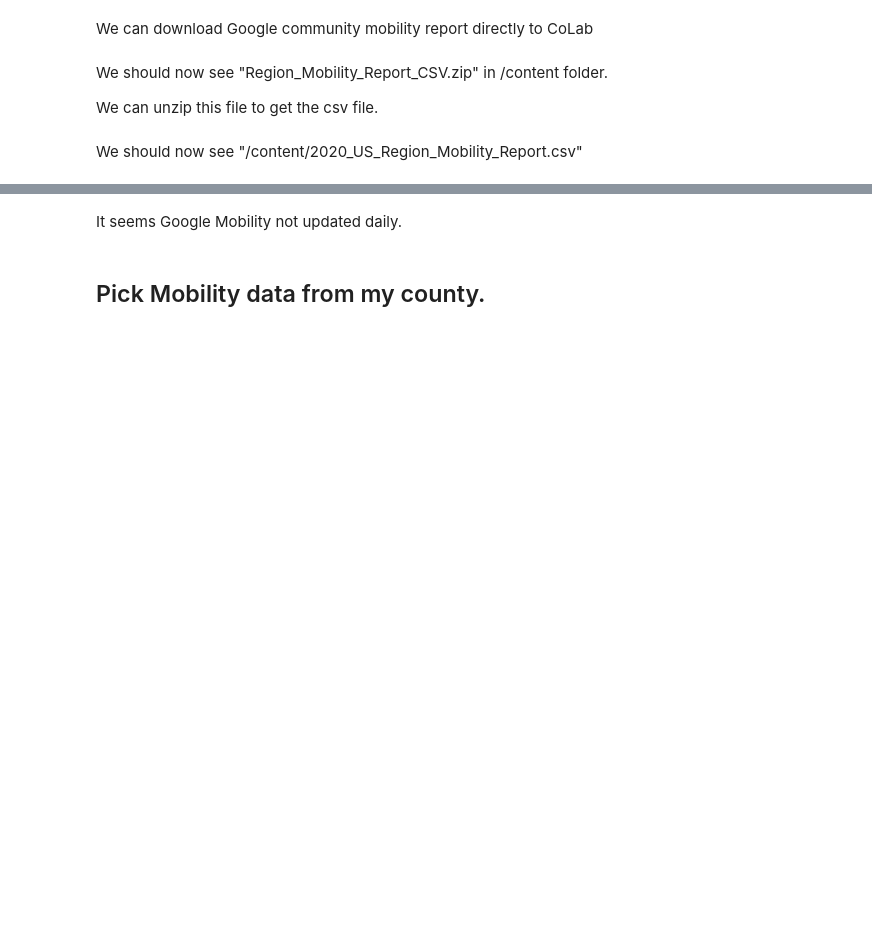
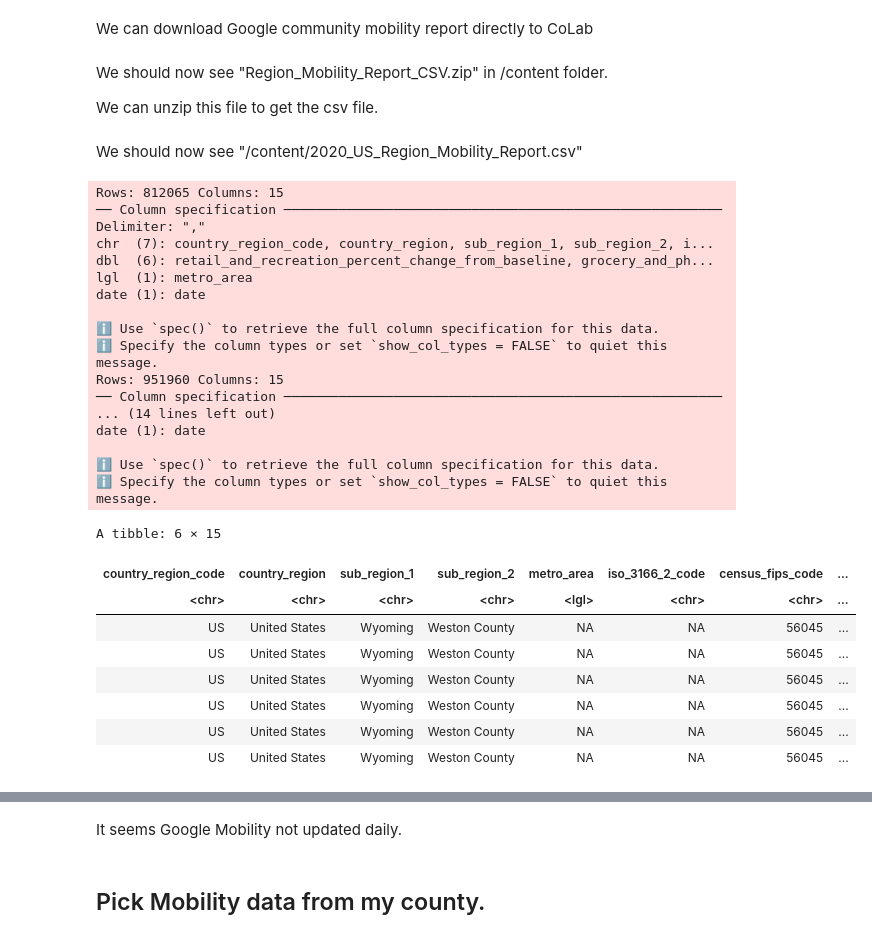
Before and after one commit to hongqin/R_COVID19_student_bootcamp2022June, a Jupyter notebook: R_coding_bootcamp_2022June.ipynb, the cells around one changed output, grey strips where cells are left out. Cells and saved outputs as stored; diff of their text form; code cells hidden in the pictures; blank space fills up the shorter version.

Commit message:
a rough draft, slimmed down to TRIO, only COVID and GOOGLE mobility

```diff
--- a/R_coding_bootcamp_2022June.ipynb
+++ b/R_coding_bootcamp_2022June.ipynb
@@ -732,7 +732,37 @@ system("unzip /content/Region_Mobility_Report_CSVs.zip")
 We should now see "/content/2020_US_Region_Mobility_Report.csv"
 # %%
 library(tidyverse)
-tbGMUS = read_csv("/content/2020_US_Region_Mobility_Report.csv")
+tbGMUS20 = read_csv("/content/2020_US_Region_Mobility_Report.csv")
+tbGMUS21 = read_csv("/content/2021_US_Region_Mobility_Report.csv")
+tbGMUS22 = read_csv("/content/2022_US_Region_Mobility_Report.csv")
+tbGMUS = rbind( tbGMUS20, tbGMUS21,tbGMUS22 )
 tail(tbGMUS)
+# %% [output]
+Rows: 812065 Columns: 15
+── Column specification ────────────────────────────────────────────────────────
+Delimiter: ","
+chr  (7): country_region_code, country_region, sub_region_1, sub_region_2, i...
+dbl  (6): retail_and_recreation_percent_change_from_baseline, grocery_and_ph...
+lgl  (1): metro_area
+date (1): date
+
+ℹ Use `spec()` to retrieve the full column specification for this data.
+ℹ Specify the column types or set `show_col_types = FALSE` to quiet this message.
+Rows: 951960 Columns: 15
+── Column specification ────────────────────────────────────────────────────────
+... (14 lines left out)
+date (1): date
+
+ℹ Use `spec()` to retrieve the full column specification for this data.
+ℹ Specify the column types or set `show_col_types = FALSE` to quiet this message.
+A tibble: 6 × 15
+| country_region_code | country_region | sub_region_1 | sub_region_2 | metro_area | iso_3166_2_code | census_fips_code | ... |
+| <chr> | <chr> | <chr> | <chr> | <lgl> | <chr> | <chr> | ... |
+| US | United States | Wyoming | Weston County | NA | NA | 56045 | ... |
+| US | United States | Wyoming | Weston County | NA | NA | 56045 | ... |
+| US | United States | Wyoming | Weston County | NA | NA | 56045 | ... |
+| US | United States | Wyoming | Weston County | NA | NA | 56045 | ... |
+| US | United States | Wyoming | Weston County | NA | NA | 56045 | ... |
+| US | United States | Wyoming | Weston County | NA | NA | 56045 | ... |
 # %%
 head(tbGMUS)
```
Also changed, not shown: parts of 185 cells of this notebook.
